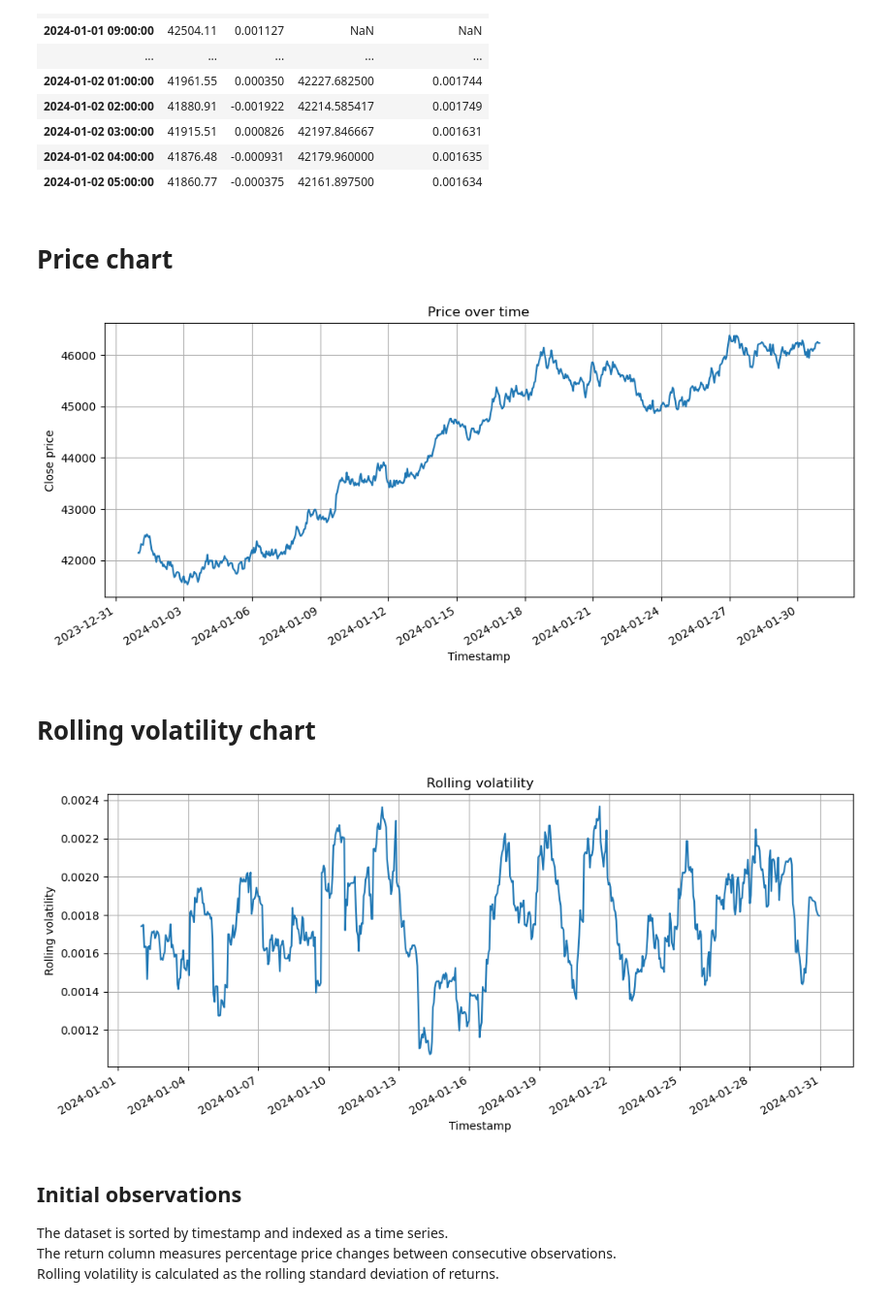
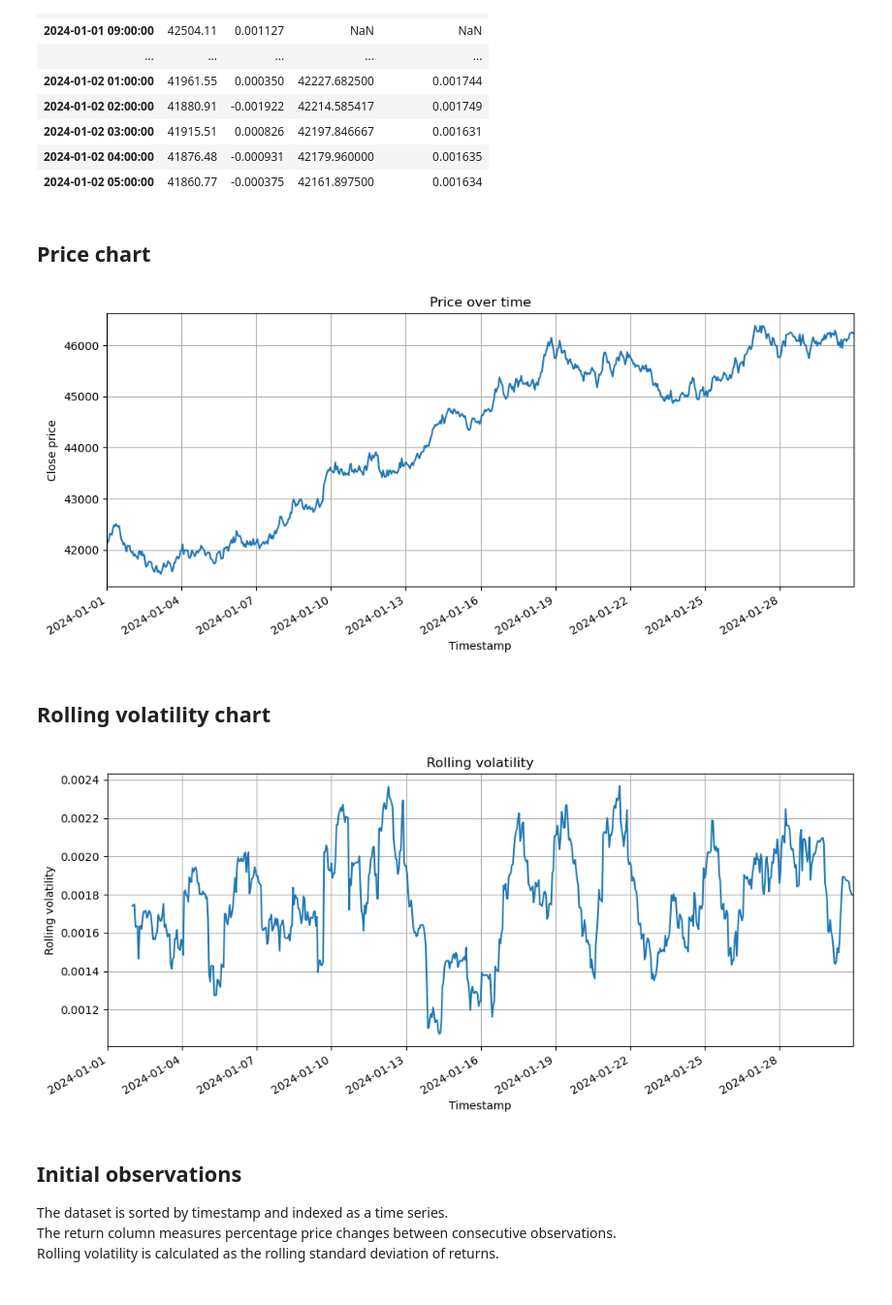
Before and after one commit to Piotr-Gala/market-signal-lab, a Jupyter notebook: notebooks/market_signal_analysis.ipynb, the cells around one changed output. Shown at 97% size. Saved outputs shown, nothing was run; the diff lists cells and outputs as text; code cells hidden in the pictures.

```diff
--- a/notebooks/market_signal_analysis.ipynb
+++ b/notebooks/market_signal_analysis.ipynb
@@ -80,7 +80,7 @@ df.head(30)
 | 2024-01-02 04:00:00 | 41876.48 | -0.000931 | 42179.960000 | 0.001635 |
 | 2024-01-02 05:00:00 | 41860.77 | -0.000375 | 42161.897500 | 0.001634 |
 # %% [markdown]
-# Price chart
+## Price chart
 # %%
 fig, ax = plt.subplots(figsize=(12, 5))
 
@@ -94,29 +94,33 @@ ax.grid(True)
 ax.xaxis.set_major_locator(mdates.DayLocator(interval=3))
 ax.xaxis.set_major_formatter(mdates.DateFormatter("%Y-%m-%d"))
 
+ax.set_xlim(df.index.min(), df.index.max())
+
 fig.autofmt_xdate()
 plt.show()
 # %% [output]
-[figure, old version]
+[figure, new version]
 # %% [markdown]
-# Rolling volatility chart
+## Rolling volatility chart
 # %%
 fig, ax = plt.subplots(figsize=(12, 5))
 
 ax.plot(df.index, df["rolling_volatility"], linewidth=1.5)
 
 ax.set_title("Rolling volatility")
 ax.set_xlabel("Timestamp")
 ax.set_ylabel("Rolling volatility")
 ax.grid(True)
 
 ax.xaxis.set_major_locator(mdates.DayLocator(interval=3))
 ax.xaxis.set_major_formatter(mdates.DateFormatter("%Y-%m-%d"))
 
+ax.set_xlim(df.index.min(), df.index.max())
+
 fig.autofmt_xdate()
 plt.show()
 # %% [output]
-[figure, old version]
+[figure, new version]
 # %% [markdown]
 ## Initial observations
 
```
Also changed, not shown: parts of 7 cells of this notebook.
